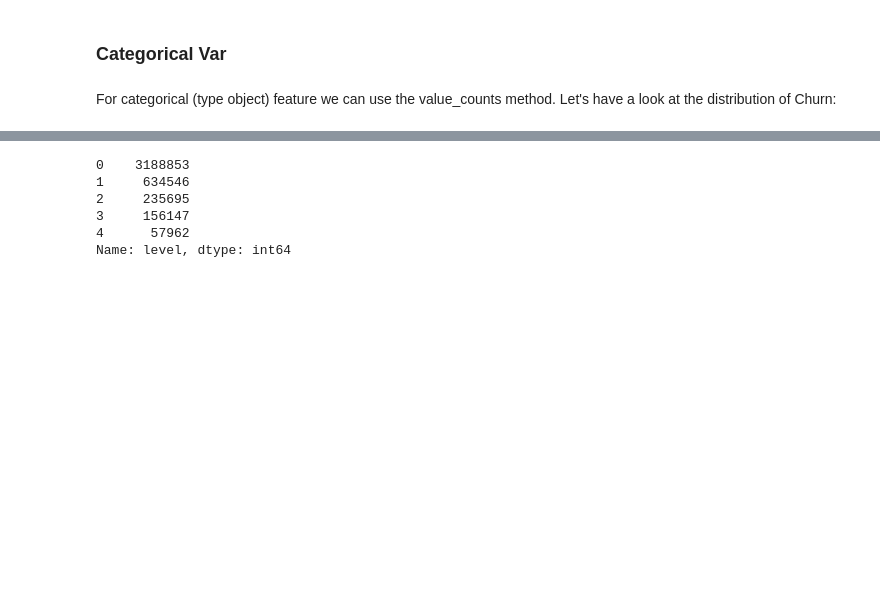
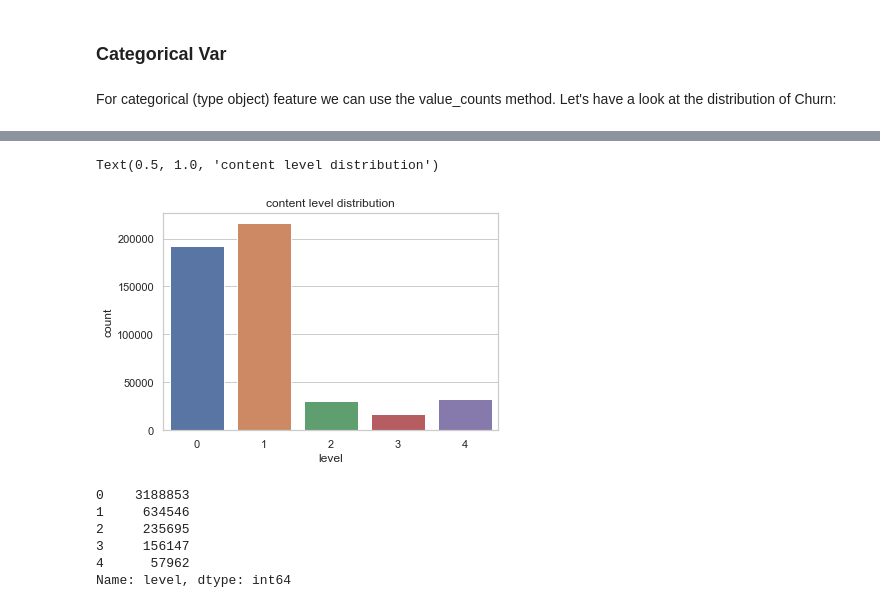
Before and after one commit to likweitan/Assessing-the-Readiness-of-HEI-in-Malaysia-to-Accept-Generation-Alpha, a Jupyter notebook: notebooks/1.3-data-exploration-log-problem.ipynb, the cells around one changed output, grey strips where cells are left out. Drawn from its saved outputs; the diff is of its cells as text; code cells hidden in the pictures; blank space fills up the shorter version.

```diff
--- a/notebooks/1.3-data-exploration-log-problem.ipynb
+++ b/notebooks/1.3-data-exploration-log-problem.ipynb
@@ -152,0 +169,3 @@ For categorical (type object) feature we can use the value_counts method. Let's
+# %%
+content_level_distribution = log_problem_raw_df.groupby(by=['uuid','ucid'])['level'].max().reset_index()['level']
+content_level_distribution
@@ -153,3 +185,8 @@ For categorical (type object) feature we can use the value_counts method. Let's
+# %%
+sns.countplot(content_level_distribution).set_title('content level distribution')
+# %% [output]
+Text(0.5, 1.0, 'content level distribution')
+[figure, added]
 # %%
 log_problem_raw_df['level'].value_counts()
 # %% [output]
```
Also changed, not shown: parts of 3 cells of this notebook, 5 other files.
